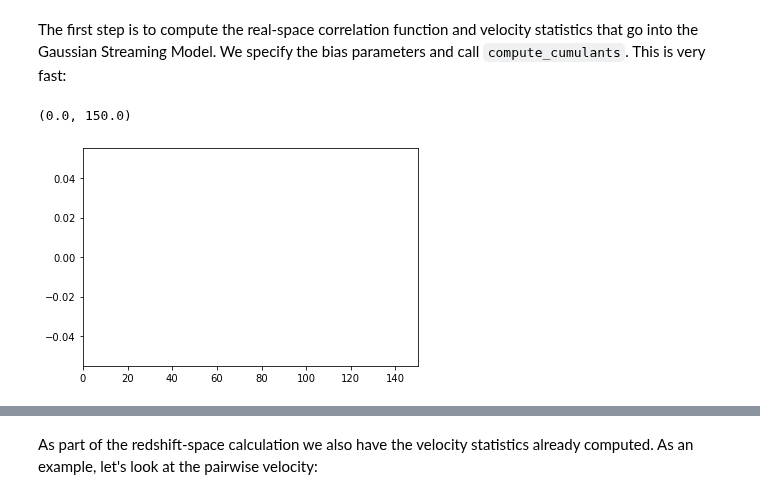
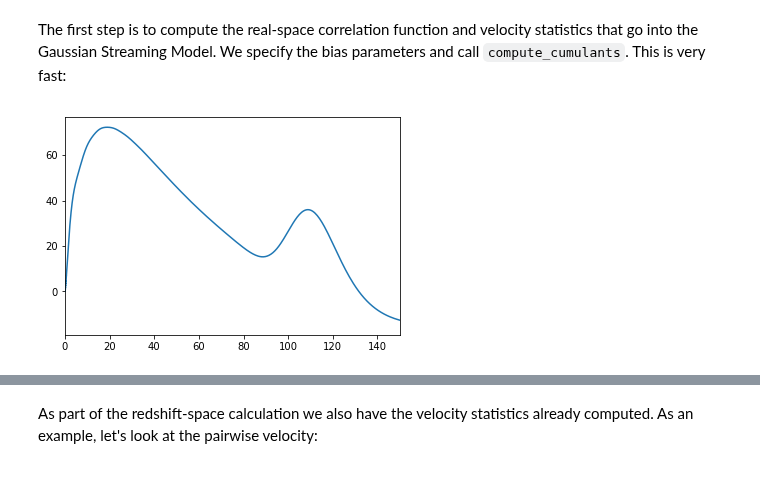
Before and after one commit to sfschen/velocileptors, a Jupyter notebook: Gaussian Streaming Model Example.ipynb, the cells around one changed output, grey strips where cells are left out. Drawn from its saved outputs; the diff is of its cells as text; code cells hidden in the pictures.

```diff
--- a/Gaussian Streaming Model Example.ipynb
+++ b/Gaussian Streaming Model Example.ipynb
@@ -83,14 +83,15 @@ gsm.compute_cumulants(*pars)
 # %%
 # Let's look at the real-space correlation function,
 # this is also close to instantaneous:
 #
 rr,xir= gsm.compute_xi_real(*pars,rwidth=50)
 #
-plt.plot(rr,xir)
+plt.plot(rr, rr**2 * xir)
 plt.xlim(0,150)
+
+plt.show()
 # %% [output]
-(0.0, 150.0)
-[figure, old version]
+[figure, new version]
 # %%
 # Now integrate to get the correlation function multipoles:
 ss   = np.linspace(5,135,61)
```
Also changed, not shown: parts of 4 cells of this notebook, 20 other files.
